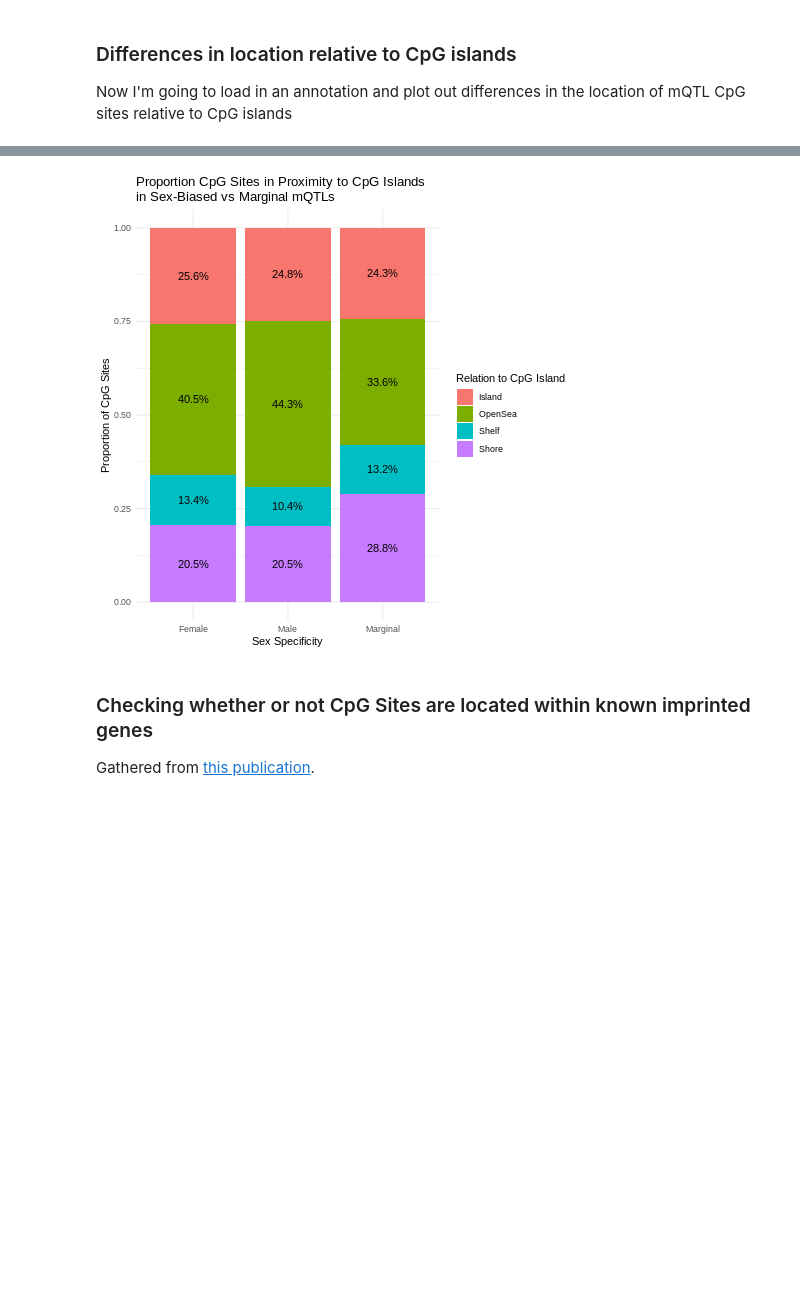
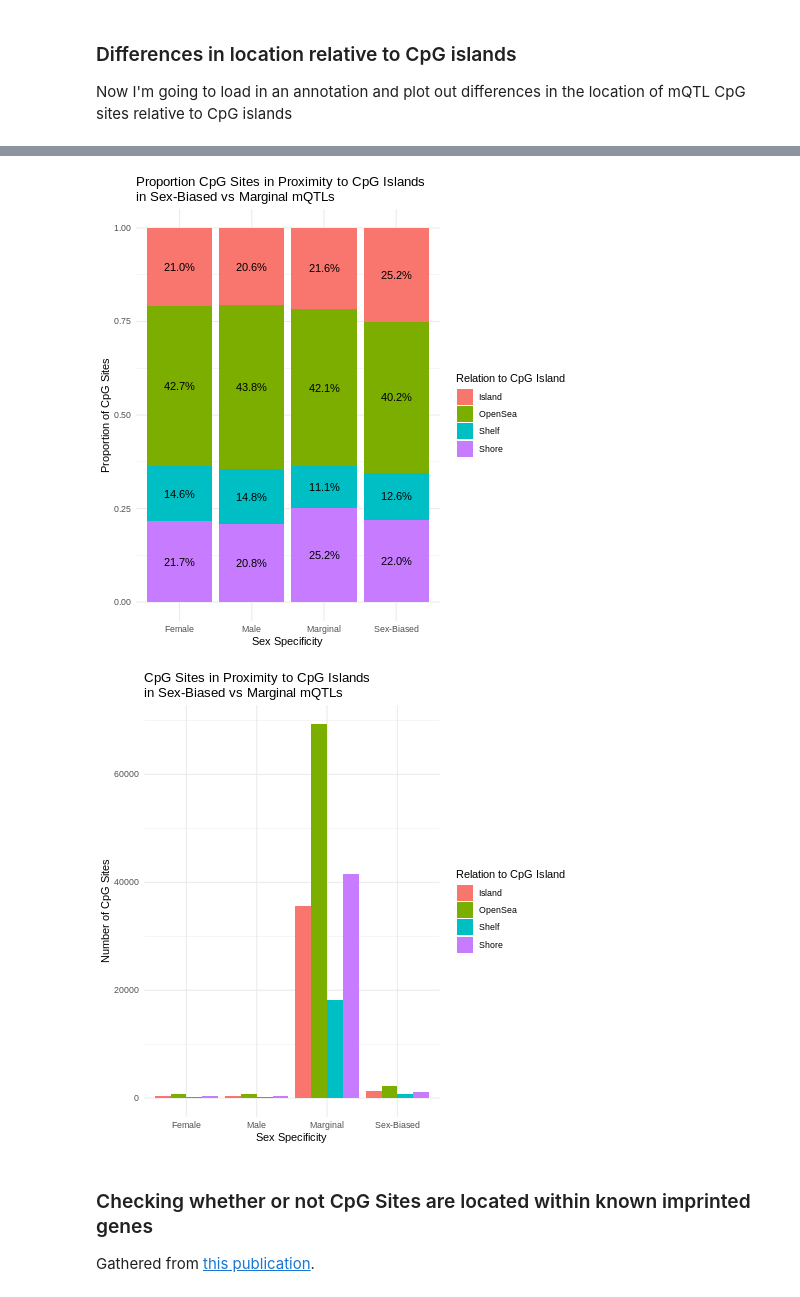
Before and after one commit to wilcas/sex_specific_mQTL, a Jupyter notebook: delahaye_mQTL_analyses/mQTL_exploration_filtering.ipynb, the cells around one changed output, grey strips where cells are left out. Saved outputs shown, nothing was run; the diff lists cells and outputs as text; code cells hidden in the pictures; blank space fills up the shorter version.

```diff
--- a/delahaye_mQTL_analyses/mQTL_exploration_filtering.ipynb
+++ b/delahaye_mQTL_analyses/mQTL_exploration_filtering.ipynb
@@ -80,9 +80,9 @@ def run_replication(df1,df2):
     return df2.merge(df1, on=['SNP','gene'])
 
 # Make data frame of hits and then filter for parallel merge
-richs_hits = richs[richs['FDR'] < 0.05].compute()
-robinson_hits =robinson[robinson['FDR'] < 0.05].compute()
-delahaye_hits = delahaye[delahaye['FDR'] < 0.05].compute()
+richs_hits = richs[richs['p-value'] < (0.05 / len(richs))].compute()
+robinson_hits =robinson[robinson['FDR'] < (0.05 / len(robinson))].compute()
+delahaye_hits = delahaye[delahaye['FDR'] < (0.05 / len(delahaye))].compute()
 
 # Retrieve hits pvalues in df2 corresponding to hits in df1
 delahaye_richs = run_replication(delahaye_hits, richs)
@@ -223,12 +220,13 @@ The filters to try here are:
 1. Sex specific MAF and dosage filters
 # %%
 def maf_filter(geno, N, maf): # SNP, genotypes, subjects
-    freq = ((2 * geno.iloc[:,1:].sum(axis=1)) / N).to_numpy()
+    freq = ((geno.iloc[:,1:].sum(axis=1)) / (2*N)).to_numpy()
+    print(min(freq))
     return geno['SNP'][(freq >= maf) & (freq <= (1.0 - maf))]
 
 def dosage_filter(dosage_freq, N, maf):
-    filt1 = dosage_freq / N >= maf
-    filt2 = dosage_freq / N <= (1.0 - maf)
+    filt1 = (dosage_freq / N) >= maf
+    filt2 = (dosage_freq / N )<= (1.0 - maf)
     ix1 = filt1.apply(np.all,axis=1).to_numpy().flatten()
     ix2 = filt2.apply(np.all,axis=1).to_numpy().flatten()
     return dosage_freq.index[ix1 & ix2]
@@ -635,7 +650,7 @@ for(i in c(9)){
 Now I'm going to load in an annotation and plot out differences in the location of mQTL CpG sites relative to CpG islands
 # %%
 methy_annotation = pd.read_csv("/scratch/st-dennisjk-1/wcasazza/450k_annotation.csv")
-marginal_hits = delahaye_hits[delahaye_hits.SNP.isin(all_05)]
+marginal_hits = delahaye_hits[delahaye_hits.SNP.isin(maf05)]
 sex_annotated_df = aFC_df.merge(methy_annotation,left_on="gene",right_on="Name")
 marginal_annotated_df = marginal_hits.merge(methy_annotation,left_on="gene",right_on="Name")
 sex_annotated_df.head()
@@ -654,23 +669,33 @@ female_annot = sex_annotated_df[sex_annotated_df['res_f'] < threshold][['gene','
 female_annot['Sex'] = "Female"
 marginal_annot = marginal_annotated_df[['gene','Relation_to_Island']].drop_duplicates(subset=['gene'])
 marginal_annot['Sex'] = "Marginal"
-sex_df_to_plot = pd.concat([male_annot,female_annot,marginal_annot])
+sex_annot = sex_annotated_df[['gene','Relation_to_Island']].drop_duplicates(subset=['gene'])
+sex_annot['Sex'] = "Sex-Biased"
+sex_df_to_plot = pd.concat([male_annot,female_annot,marginal_annot,sex_annot])
 sex_df_to_plot.to_csv("sex_df_hits_enum.csv",index=False)
 # %%
 %%R -i sex_df_to_plot
 sex_df_to_plot <- sex_df_to_plot %>% mutate(Relation_to_Island = gsub("N_|S_","",Relation_to_Island))
 sex_df_to_plot$Relation_to_Island <- factor(sex_df_to_plot$Relation_to_Island)
 sex_df_to_plot$Sex <- factor(sex_df_to_plot$Sex)
 
 p <- ggplot(sex_df_to_plot, aes(Sex, fill = Relation_to_Island, by = Sex)) +
     geom_bar(position = "fill") +
     theme_minimal() +
     geom_text(stat = "prop", position = position_fill(0.5)) +
     labs(y = "Proportion of CpG Sites",x="Sex Specificity", fill = "Relation to CpG Island")+
     ggtitle("Proportion CpG Sites in Proximity to CpG Islands\nin Sex-Biased vs Marginal mQTLs")
     print(p)
+
+p <- ggplot(sex_df_to_plot, aes(Sex, fill = Relation_to_Island, by = Sex)) +
+    geom_bar(position = "dodge") +
+    theme_minimal() +
+    labs(y = "Number of CpG Sites",x="Sex Specificity", fill = "Relation to CpG Island")+
+    ggtitle("CpG Sites in Proximity to CpG Islands\nin Sex-Biased vs Marginal mQTLs")
+    print(p)
 # %% [output]
-[figure, old version]
+[figure, new version]
+[figure, added]
 # %% [markdown]
 ### Checking whether or not CpG Sites are located within known imprinted genes
 Gathered from [this publication](https://www-sciencedirect-com.ezproxy.library.ubc.ca/science/article/pii/S0092867419301060?via%3Dihub).
```
Also changed, not shown: parts of 22 cells of this notebook, 4 other files.
